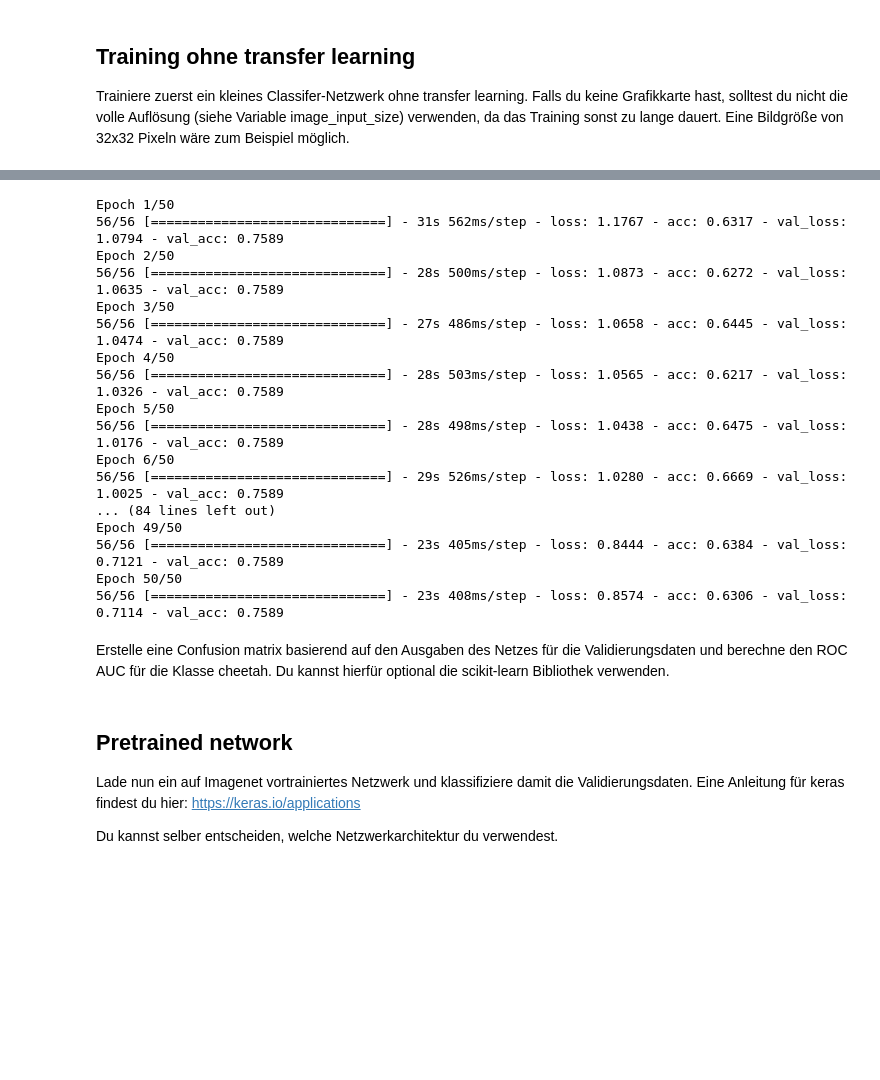
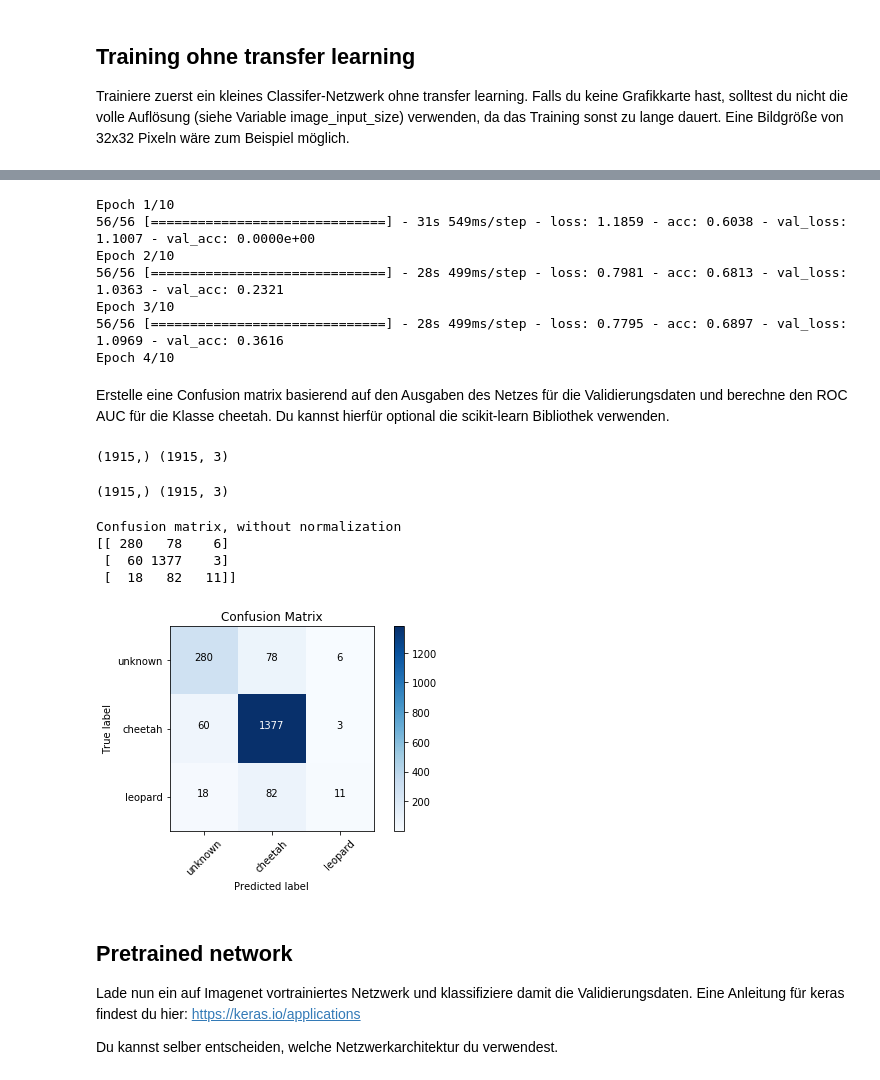
Before and after one commit to YJ14/Computer-Vision-2018, a Jupyter notebook: 05_TransferLearning_Cheetahs.ipynb, the cells around one changed output, grey strips where cells are left out. Drawn from its saved outputs; the diff is of its cells as text; code cells hidden in the pictures; blank space fills up the shorter version.

```diff
--- a/05_TransferLearning_Cheetahs.ipynb
+++ b/05_TransferLearning_Cheetahs.ipynb
@@ -27,5 +96,6 @@ Using TensorFlow backend.
 # %%
 batch_size = 32
-image_input_size = (32, 32)
+image_input_size_task_1 = (128, 96)
+image_input_size = (224, 224)
 data_path = 'data/'
 # %%
@@ -112,30 +174,16 @@ _________________________________________________________________
 # %%
 # Fit the model
 model.fit_generator(
-        train_gen,
+        train_batches,
         steps_per_epoch = 1800 // batch_size,
-        epochs=50,
-        validation_data = val_gen,
+        epochs=10,
+        validation_data = valid_batches,
         validation_steps = 250 // batch_size)
-
-
-model.save('models/model.h5')
-model.save_weights('models/weights.h5')
 # %% [output]
-Epoch 1/50
-56/56 [==============================] - 31s 562ms/step - loss: 1.1767 - acc: 0.6317 - val_loss: 1.0794 - val_acc: 0.7589
-Epoch 2/50
-56/56 [==============================] - 28s 500ms/step - loss: 1.0873 - acc: 0.6272 - val_loss: 1.0635 - val_acc: 0.7589
-Epoch 3/50
-56/56 [==============================] - 27s 486ms/step - loss: 1.0658 - acc: 0.6445 - val_loss: 1.0474 - val_acc: 0.7589
-Epoch 4/50
-56/56 [==============================] - 28s 503ms/step - loss: 1.0565 - acc: 0.6217 - val_loss: 1.0326 - val_acc: 0.7589
-Epoch 5/50
-56/56 [==============================] - 28s 498ms/step - loss: 1.0438 - acc: 0.6475 - val_loss: 1.0176 - val_acc: 0.7589
-Epoch 6/50
-56/56 [==============================] - 29s 526ms/step - loss: 1.0280 - acc: 0.6669 - val_loss: 1.0025 - val_acc: 0.7589
-... (84 lines left out)
-Epoch 49/50
-56/56 [==============================] - 23s 405ms/step - loss: 0.8444 - acc: 0.6384 - val_loss: 0.7121 - val_acc: 0.7589
-Epoch 50/50
-56/56 [==============================] - 23s 408ms/step - loss: 0.8574 - acc: 0.6306 - val_loss: 0.7114 - val_acc: 0.7589
+Epoch 1/10
+56/56 [==============================] - 31s 549ms/step - loss: 1.1859 - acc: 0.6038 - val_loss: 1.1007 - val_acc: 0.0000e+00
+Epoch 2/10
+56/56 [==============================] - 28s 499ms/step - loss: 0.7981 - acc: 0.6813 - val_loss: 1.0363 - val_acc: 0.2321
+Epoch 3/10
+56/56 [==============================] - 28s 499ms/step - loss: 0.7795 - acc: 0.6897 - val_loss: 1.0969 - val_acc: 0.3616
+Epoch 4/10
@@ -146,3 +196,26 @@ Erstelle eine Confusion matrix basierend auf den Ausgaben des Netzes für die Va
+# %%
+# test_imgs, valid_labels = next(valid_batches)
+# plots(test_imgs[0:10], titles=valid_labels[0:10])
+
+predictions = model.predict_generator(valid_batches)
+# %% [output]
+(1915,) (1915, 3)
+# %%
+valid_labels = valid_batches.classes
+print(valid_labels.shape, predictions.shape)
+
+# test_labels.argmax(axis=1) returns the index of the *column* with the highest probability
+cm = confusion_matrix(valid_labels, predictions.argmax(axis=1))
+# %% [output]
+(1915,) (1915, 3)
+# %%
+plot_confusion_matrix(cm, classes, title="Confusion Matrix")
+# %% [output]
+Confusion matrix, without normalization
+[[ 280   78    6]
+ [  60 1377    3]
+ [  18   82   11]]
+[figure, added]
 # %% [markdown]
 ## Pretrained network
 
```
Also changed, not shown: parts of 24 cells of this notebook.
